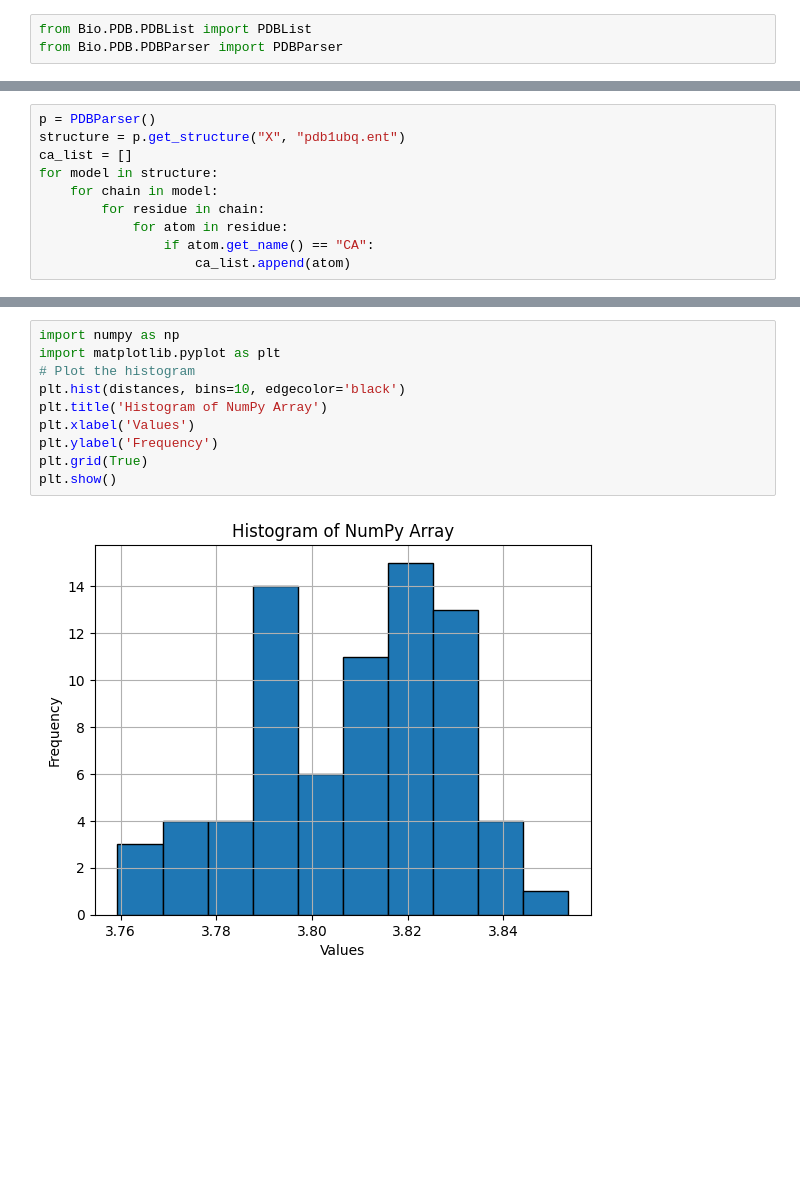
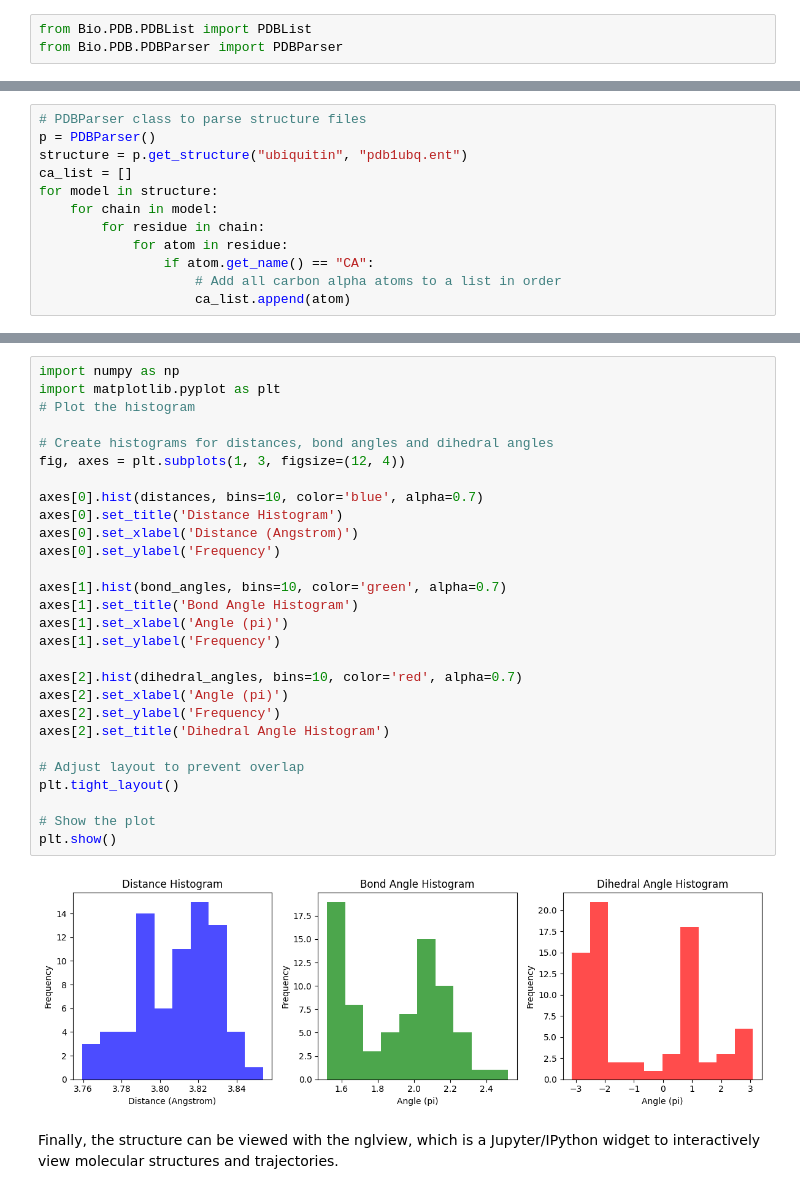
Before and after one commit to efekankavalci/cmpe549-tool-presentation-examples, a Jupyter notebook: structural-analysis/structural_example.ipynb, the cells around one changed output, grey strips where cells are left out. Drawn from its saved outputs; the diff is of its cells as text; blank space fills up the shorter version.

Commit message:
add plots and nglview

```diff
--- a/structural-analysis/structural_example.ipynb
+++ b/structural-analysis/structural_example.ipynb
@@ -9,12 +12,14 @@ Downloading PDB structure '1ubq'...
 # %%
+# PDBParser class to parse structure files
 p = PDBParser()
-structure = p.get_structure("X", "pdb1ubq.ent")
+structure = p.get_structure("ubiquitin", "pdb1ubq.ent")
 ca_list = []
 for model in structure:
     for chain in model:
         for residue in chain:
             for atom in residue:
                 if atom.get_name() == "CA":
+                    # Add all carbon alpha atoms to a list in order
                     ca_list.append(atom)
 # %%
 from Bio.PDB.vectors import calc_angle, calc_dihedral
@@ -39,15 +47,35 @@ for i in range(len(ca_list)-3):
     vector4 = ca_list[i+3].get_vector()
     dihedral_angle = calc_dihedral(vector1, vector2, vector3,vector4)
     dihedral_angles.append(dihedral_angle)
-# %%
-import numpy as np
-import matplotlib.pyplot as plt
-# Plot the histogram
-plt.hist(distances, bins=10, edgecolor='black')
-plt.title('Histogram of NumPy Array')
-plt.xlabel('Values')
-plt.ylabel('Frequency')
-plt.grid(True)
-plt.show()
-# %% [output]
-[figure, removed]
+# %%
+import numpy as np
+import matplotlib.pyplot as plt
+# Plot the histogram
+
+# Create histograms for distances, bond angles and dihedral angles
+fig, axes = plt.subplots(1, 3, figsize=(12, 4))
+
+axes[0].hist(distances, bins=10, color='blue', alpha=0.7)
+axes[0].set_title('Distance Histogram')
+axes[0].set_xlabel('Distance (Angstrom)')
+axes[0].set_ylabel('Frequency')
+
+axes[1].hist(bond_angles, bins=10, color='green', alpha=0.7)
+axes[1].set_title('Bond Angle Histogram')
+axes[1].set_xlabel('Angle (pi)')
+axes[1].set_ylabel('Frequency')
+
+axes[2].hist(dihedral_angles, bins=10, color='red', alpha=0.7)
+axes[2].set_xlabel('Angle (pi)')
+axes[2].set_ylabel('Frequency')
+axes[2].set_title('Dihedral Angle Histogram')
+
+# Adjust layout to prevent overlap
+plt.tight_layout()
+
+# Show the plot
+plt.show()
+# %% [output]
+[figure, added]
+# %% [markdown]
+Finally, the structure can be viewed with the nglview, which is a Jupyter/IPython widget to interactively view molecular structures and trajectories.
```
Also changed, not shown: parts of 4 cells of this notebook.
